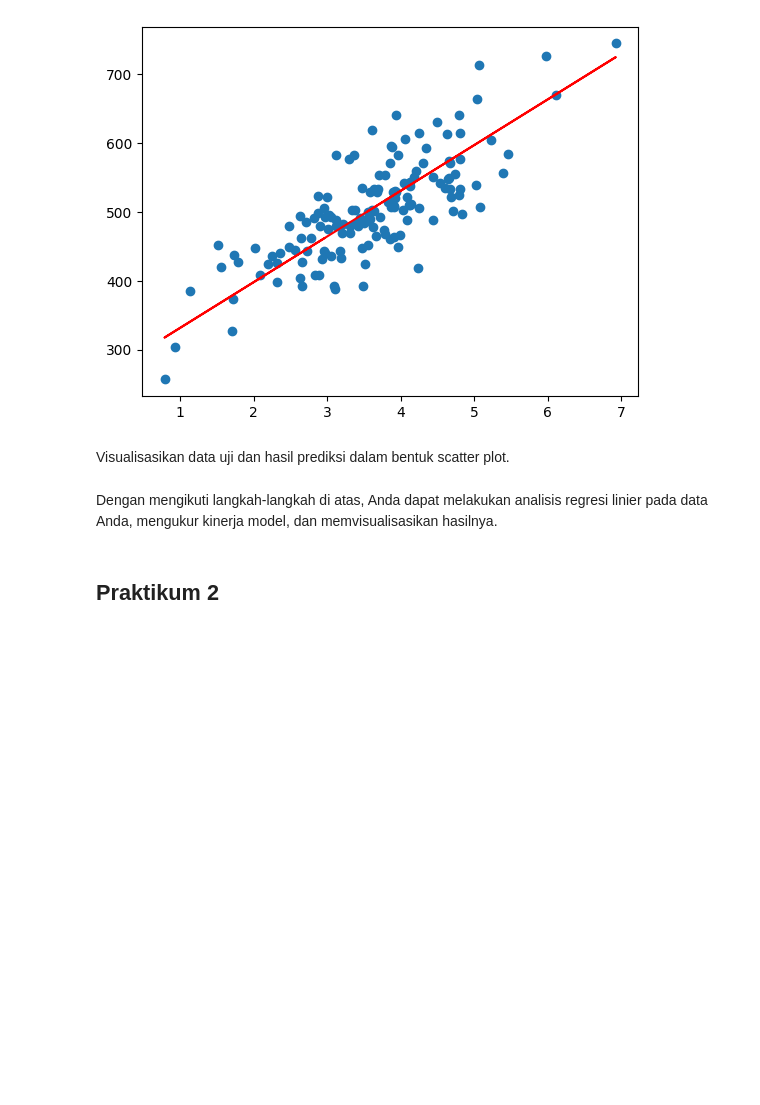
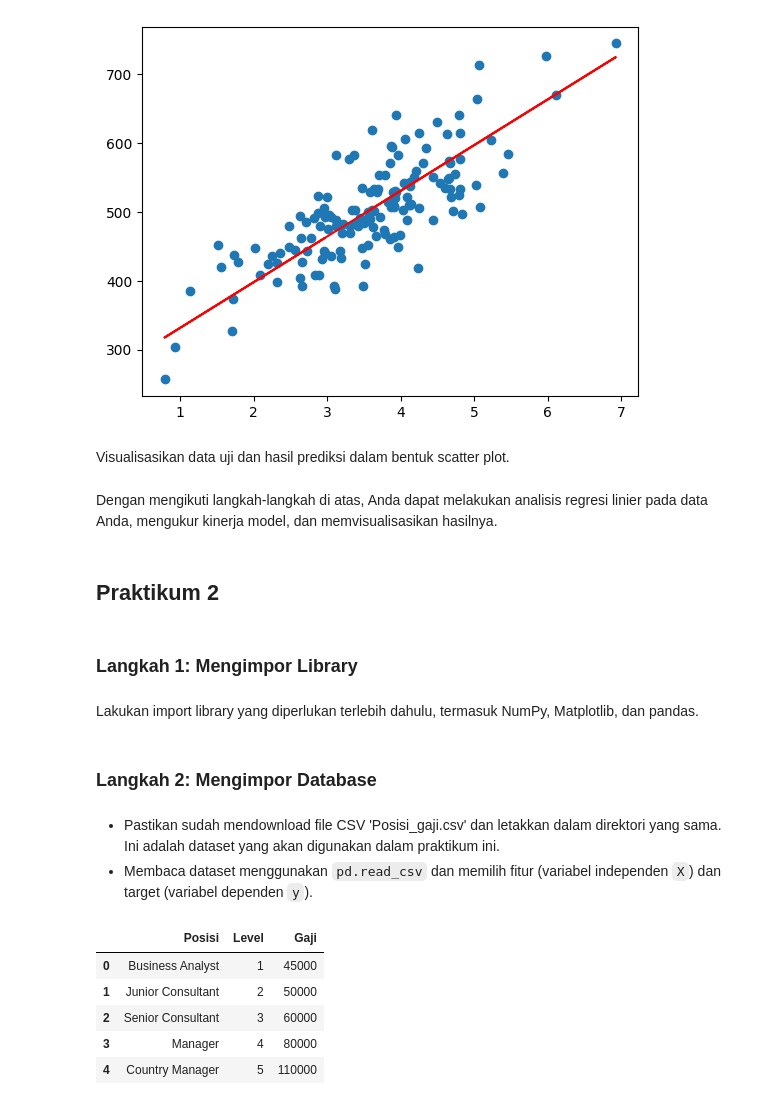
Before and after one commit to alfisuryap/MachineLearning, a Jupyter notebook: Jobsheet3_MachineLearning.ipynb, the cells around one changed output. Cells and saved outputs as stored; diff of their text form; code cells hidden in the pictures; blank space fills up the shorter version.

```diff
--- a/Jobsheet3_MachineLearning.ipynb
+++ b/Jobsheet3_MachineLearning.ipynb
@@ -275,3 +275,7 @@ Visualisasikan data uji dan hasil prediksi dalam bentuk scatter plot.
 Dengan mengikuti langkah-langkah di atas, Anda dapat melakukan analisis regresi linier pada data Anda, mengukur kinerja model, dan memvisualisasikan hasilnya.
 # %% [markdown]
 ## **Praktikum 2**
+# %% [markdown]
+### Langkah 1: Mengimpor Library
+# %% [markdown]
+Lakukan import library yang diperlukan terlebih dahulu, termasuk NumPy, Matplotlib, dan pandas.
@@ -277,0 +287,18 @@ Dengan mengikuti langkah-langkah di atas, Anda dapat melakukan analisis regresi
+# %% [markdown]
+### Langkah 2: Mengimpor Database
+# %% [markdown]
+- Pastikan sudah mendownload file CSV 'Posisi_gaji.csv' dan letakkan dalam direktori yang sama. Ini adalah dataset yang akan digunakan dalam praktikum ini.
+- Membaca dataset menggunakan `pd.read_csv` dan memilih fitur (variabel independen `X`) dan target (variabel dependen `y`).
+# %%
+# Mengimpor dataset (Pastikan Anda memiliki file CSV 'Posisi_gaji.csv' dalam direktori yang sama)
+dataset = pd.read_csv('/content/drive/MyDrive/College/Semester 5/Machine Learning/Data/Jobsheet 3: Regresion/Posisi_gaji.csv')
+X = dataset.iloc[:, 1:2].values
+y = dataset.iloc[:, 2].values  # Ubah menjadi satu kolom saja
+dataset.head()
+# %% [output]
+|  | Posisi | Level | Gaji |
+| 0 | Business Analyst | 1 | 45000 |
+| 1 | Junior Consultant | 2 | 50000 |
+| 2 | Senior Consultant | 3 | 60000 |
+| 3 | Manager | 4 | 80000 |
+| 4 | Country Manager | 5 | 110000 |
```
Also changed, not shown: parts of 27 cells of this notebook.
